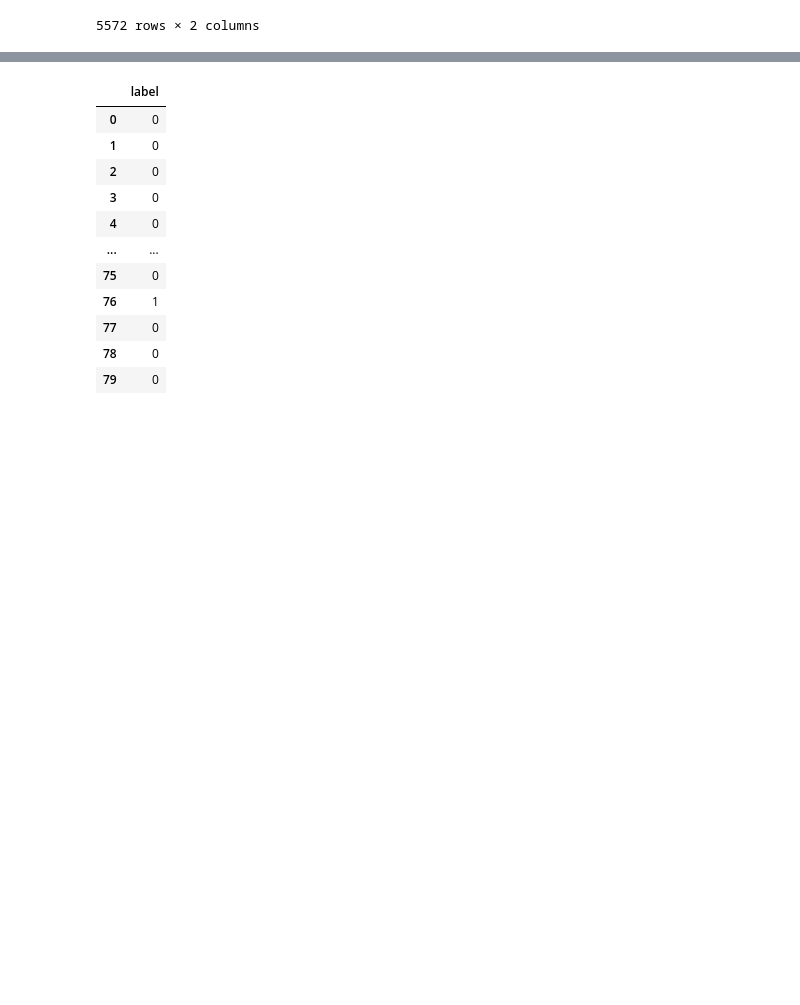
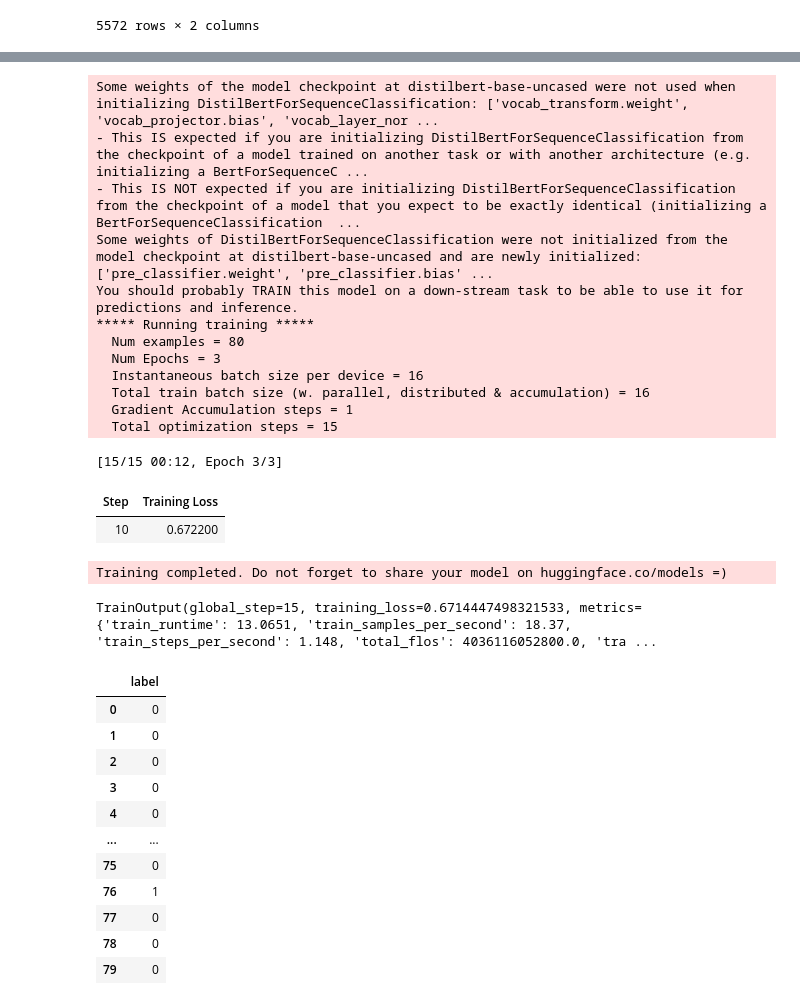
Before and after one commit to andromeda360/a360-example-repo, a Jupyter notebook: text-classificaton/huggingface/a360_env_e2e/03_model-training.ipynb, the cells around one changed output, grey strips where cells are left out. Saved outputs shown, nothing was run; the diff lists cells and outputs as text; code cells hidden in the pictures; blank space fills up the shorter version.

```diff
--- a/text-classificaton/huggingface/a360_env_e2e/03_model-training.ipynb
+++ b/text-classificaton/huggingface/a360_env_e2e/03_model-training.ipynb
@@ -107,3 +67,45 @@ You should probably TRAIN this model on a down-stream task to be able to use it
+# %%
+from transformers import DistilBertForSequenceClassification, Trainer, TrainingArguments
+
+training_args = TrainingArguments(
+    output_dir='./results',          # output directory
+    num_train_epochs=3,              # total number of training epochs
+    per_device_train_batch_size=16,  # batch size per device during training
+    per_device_eval_batch_size=64,   # batch size for evaluation
+    warmup_steps=500,                # number of warmup steps for learning rate scheduler
+    weight_decay=0.01,               # strength of weight decay
+    logging_dir='./logs',            # directory for storing logs
+    logging_steps=10,
+)
+
+model = DistilBertForSequenceClassification.from_pretrained("distilbert-base-uncased")
+
+trainer = Trainer(
+    model=model,                         # the instantiated 🤗 Transformers model to be trained
+    args=training_args,                  # training arguments, defined above
+    train_dataset=train_dataset,         # training dataset
+    eval_dataset=test_dataset             # evaluation dataset
+)
+
+trainer.train()
+# %% [output]
+Some weights of the model checkpoint at distilbert-base-uncased were not used when initializing DistilBertForSequenceClassification: ['vocab_transform.weight', 'vocab_projector.bias', 'vocab_layer_nor ...
+- This IS expected if you are initializing DistilBertForSequenceClassification from the checkpoint of a model trained on another task or with another architecture (e.g. initializing a BertForSequenceC ...
+- This IS NOT expected if you are initializing DistilBertForSequenceClassification from the checkpoint of a model that you expect to be exactly identical (initializing a BertForSequenceClassification  ...
+Some weights of DistilBertForSequenceClassification were not initialized from the model checkpoint at distilbert-base-uncased and are newly initialized: ['pre_classifier.weight', 'pre_classifier.bias' ...
+You should probably TRAIN this model on a down-stream task to be able to use it for predictions and inference.
+***** Running training *****
+  Num examples = 80
+  Num Epochs = 3
+  Instantaneous batch size per device = 16
+  Total train batch size (w. parallel, distributed & accumulation) = 16
+  Gradient Accumulation steps = 1
+  Total optimization steps = 15
+[15/15 00:12, Epoch 3/3]
+| Step | Training Loss |
+| 10 | 0.672200 |
+Training completed. Do not forget to share your model on huggingface.co/models =)
+TrainOutput(global_step=15, training_loss=0.6714447498321533, metrics={'train_runtime': 13.0651, 'train_samples_per_second': 18.37, 'train_steps_per_second': 1.148, 'total_flos': 4036116052800.0, 'tra ...
 # %%
 import pandas as pd
 X_train = pd.DataFrame(X_train)
```
Also changed, not shown: parts of 15 cells of this notebook.
